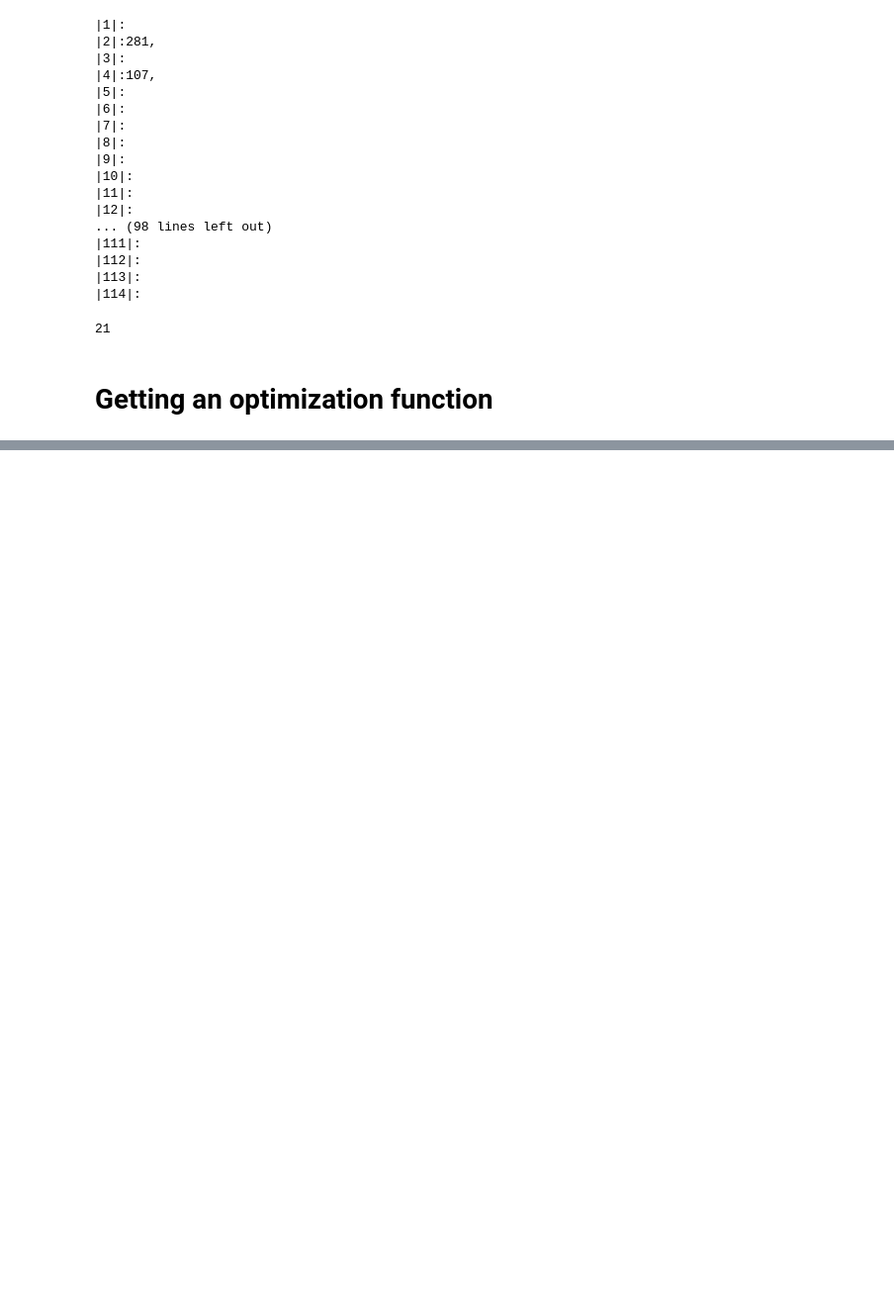
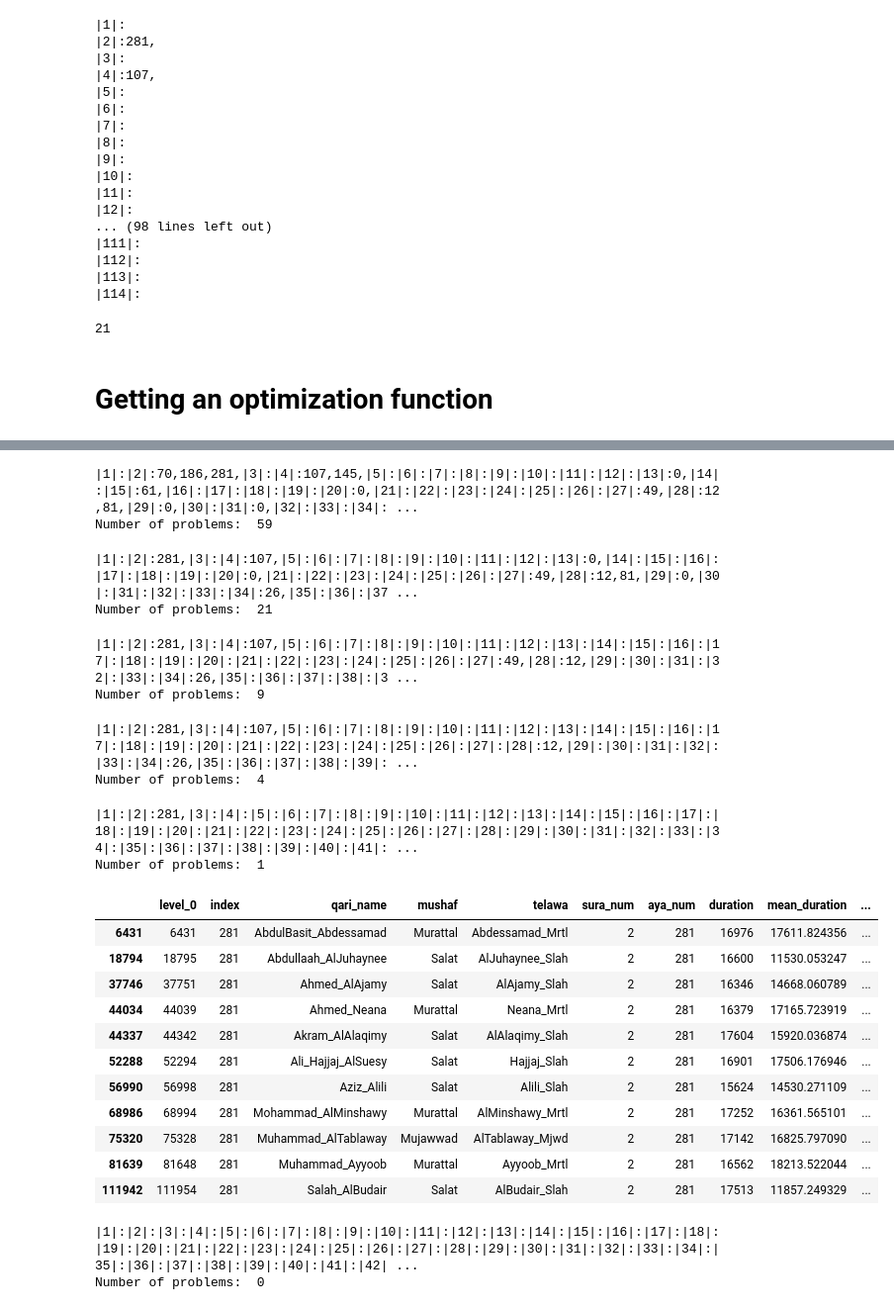
Before and after one commit to drnesr/QuranDataset, a Jupyter notebook: Code/DB_Qur_001.ipynb, the cells around one changed output, grey strips where cells are left out. Shown: that part at 99% size. Saved outputs shown, nothing was run; the diff lists cells and outputs as text; code cells hidden in the pictures; blank space fills up the shorter version.

Commit message:
Repeated all stages using the built functions

```diff
--- a/Code/DB_Qur_001.ipynb
+++ b/Code/DB_Qur_001.ipynb
@@ -1348,0 +1364,63 @@ def remove_outliers(final_dataset, problems, cut_off=2):
+# %%
+# Stage3 again
+rel_ds, new_final_ds, new_problems = remove_outliers(new_final_ds,
+                                                     new_problems,
+                                                     cut_off=2)
+# %% [output]
+|1|:|2|:70,186,281,|3|:|4|:107,145,|5|:|6|:|7|:|8|:|9|:|10|:|11|:|12|:|13|:0,|14|:|15|:61,|16|:|17|:|18|:|19|:|20|:0,|21|:|22|:|23|:|24|:|25|:|26|:|27|:49,|28|:12,81,|29|:0,|30|:|31|:0,|32|:|33|:|34|: ...
+Number of problems:  59
+# %%
+# Stage4 again
+rel_ds, new_final_ds, new_problems = remove_outliers(new_final_ds,
+                                                     new_problems,
+                                                     cut_off=2)
+# %% [output]
+|1|:|2|:281,|3|:|4|:107,|5|:|6|:|7|:|8|:|9|:|10|:|11|:|12|:|13|:0,|14|:|15|:|16|:|17|:|18|:|19|:|20|:0,|21|:|22|:|23|:|24|:|25|:|26|:|27|:49,|28|:12,81,|29|:0,|30|:|31|:|32|:|33|:|34|:26,|35|:|36|:|37 ...
+Number of problems:  21
+# %%
+# Stage5
+rel_ds, new_final_ds, new_problems = remove_outliers(new_final_ds,
+                                                     new_problems,
+                                                     cut_off=2)
+# %% [output]
+|1|:|2|:281,|3|:|4|:107,|5|:|6|:|7|:|8|:|9|:|10|:|11|:|12|:|13|:|14|:|15|:|16|:|17|:|18|:|19|:|20|:|21|:|22|:|23|:|24|:|25|:|26|:|27|:49,|28|:12,|29|:|30|:|31|:|32|:|33|:|34|:26,|35|:|36|:|37|:|38|:|3 ...
+Number of problems:  9
+# %%
+# Stage6
+rel_ds, new_final_ds, new_problems = remove_outliers(new_final_ds,
+                                                     new_problems,
+                                                     cut_off=2)
+# %% [output]
+|1|:|2|:281,|3|:|4|:107,|5|:|6|:|7|:|8|:|9|:|10|:|11|:|12|:|13|:|14|:|15|:|16|:|17|:|18|:|19|:|20|:|21|:|22|:|23|:|24|:|25|:|26|:|27|:|28|:12,|29|:|30|:|31|:|32|:|33|:|34|:26,|35|:|36|:|37|:|38|:|39|: ...
+Number of problems:  4
+# %%
+# Stage7
+rel_ds, new_final_ds, new_problems = remove_outliers(new_final_ds,
+                                                     new_problems,
+                                                     cut_off=2)
+# %% [output]
+|1|:|2|:281,|3|:|4|:|5|:|6|:|7|:|8|:|9|:|10|:|11|:|12|:|13|:|14|:|15|:|16|:|17|:|18|:|19|:|20|:|21|:|22|:|23|:|24|:|25|:|26|:|27|:|28|:|29|:|30|:|31|:|32|:|33|:|34|:|35|:|36|:|37|:|38|:|39|:|40|:|41|: ...
+Number of problems:  1
+# %%
+rel_ds[(rel_ds.sura_num == 2) & (rel_ds.aya_num == 281)]
+# %% [output]
+|  | level_0 | index | qari_name | mushaf | telawa | sura_num | aya_num | duration | mean_duration | ... |
+| 6431 | 6431 | 281 | AbdulBasit_Abdessamad | Murattal | Abdessamad_Mrtl | 2 | 281 | 16976 | 17611.824356 | ... |
+| 18794 | 18795 | 281 | Abdullaah_AlJuhaynee | Salat | AlJuhaynee_Slah | 2 | 281 | 16600 | 11530.053247 | ... |
+| 37746 | 37751 | 281 | Ahmed_AlAjamy | Salat | AlAjamy_Slah | 2 | 281 | 16346 | 14668.060789 | ... |
+| 44034 | 44039 | 281 | Ahmed_Neana | Murattal | Neana_Mrtl | 2 | 281 | 16379 | 17165.723919 | ... |
+| 44337 | 44342 | 281 | Akram_AlAlaqimy | Salat | AlAlaqimy_Slah | 2 | 281 | 17604 | 15920.036874 | ... |
+| 52288 | 52294 | 281 | Ali_Hajjaj_AlSuesy | Salat | Hajjaj_Slah | 2 | 281 | 16901 | 17506.176946 | ... |
+| 56990 | 56998 | 281 | Aziz_Alili | Salat | Alili_Slah | 2 | 281 | 15624 | 14530.271109 | ... |
+| 68986 | 68994 | 281 | Mohammad_AlMinshawy | Murattal | AlMinshawy_Mrtl | 2 | 281 | 17252 | 16361.565101 | ... |
+| 75320 | 75328 | 281 | Muhammad_AlTablaway | Mujawwad | AlTablaway_Mjwd | 2 | 281 | 17142 | 16825.797090 | ... |
+| 81639 | 81648 | 281 | Muhammad_Ayyoob | Murattal | Ayyoob_Mrtl | 2 | 281 | 16562 | 18213.522044 | ... |
+| 111942 | 111954 | 281 | Salah_AlBudair | Salat | AlBudair_Slah | 2 | 281 | 17513 | 11857.249329 | ... |
+# %%
+# Stage8
+rel_ds2, new_final_ds2, new_problems2 = remove_outliers(new_final_ds,
+                                                     new_problems,
+                                                     cut_off=2)
+# %% [output]
+|1|:|2|:|3|:|4|:|5|:|6|:|7|:|8|:|9|:|10|:|11|:|12|:|13|:|14|:|15|:|16|:|17|:|18|:|19|:|20|:|21|:|22|:|23|:|24|:|25|:|26|:|27|:|28|:|29|:|30|:|31|:|32|:|33|:|34|:|35|:|36|:|37|:|38|:|39|:|40|:|41|:|42| ...
+Number of problems:  0
```
Also changed, not shown: parts of 5 cells of this notebook.
